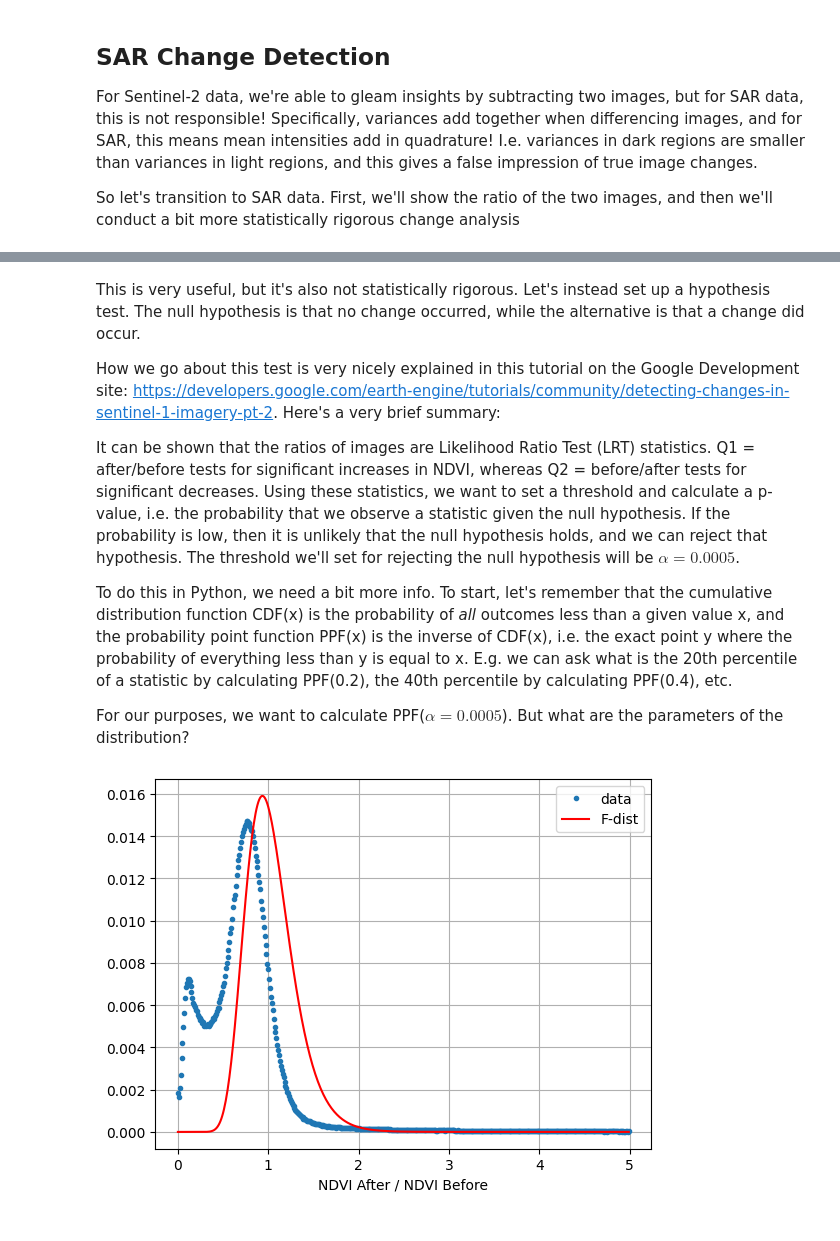
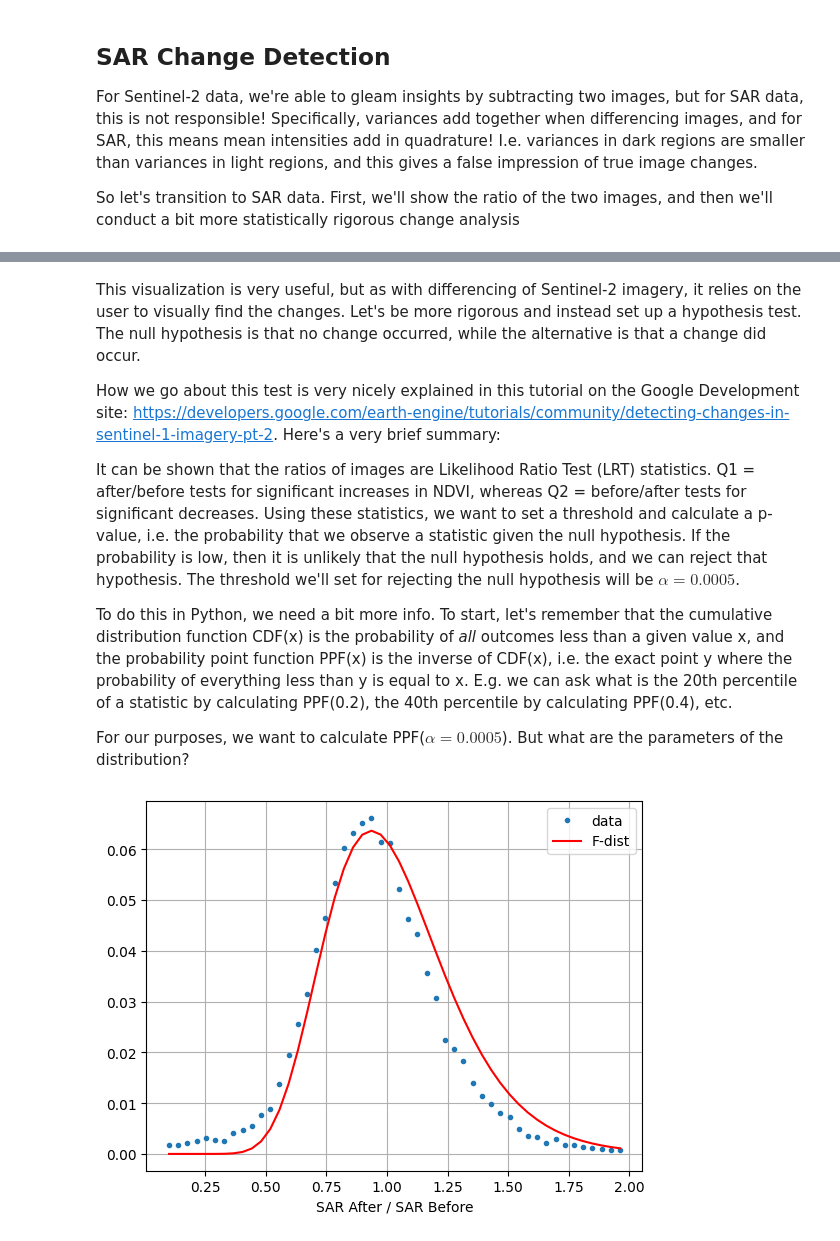
Before and after one commit to bustardchad/sb_flooding, a Jupyter notebook: SB_Flooding.ipynb, the cells around one changed output, grey strips where cells are left out. Cells and saved outputs as stored; diff of their text form; code cells hidden in the pictures.

```diff
--- a/SB_Flooding.ipynb
+++ b/SB_Flooding.ipynb
@@ -889,0 +624,24 @@ So let's transition to SAR data. First, we'll show the ratio of the two images,
+# %%
+"Before flood"
+start_date = ee.Date('2022-11-01')
+end_date = ee.Date('2022-11-20')
+
+date_filter = ee.Filter.date(start_date, end_date)
+
+SAR_before_collection = ee.ImageCollection('COPERNICUS/S1_GRD').filterBounds(aoi).filter(date_filter).first().clip(aoi)
+
+before_image_SAR = ee.Image(SAR_before_collection)
+
+# "After flood"
+start_date = ee.Date('2023-03-01')
+end_date = ee.Date('2023-03-21')
+
+date_filter = ee.Filter.date(start_date, end_date)
+
+SAR_after_collection = ee.ImageCollection('COPERNICUS/S1_GRD').filterBounds(aoi).filter(date_filter).first().clip(aoi)
+
+after_image_SAR = ee.Image(SAR_after_collection)
+
+
+# Ratio of SAR images
+ratio_SAR = after_image_SAR.divide(before_image_SAR)
@@ -890,5 +671,5 @@ So let's transition to SAR data. First, we'll show the ratio of the two images,
 # %% [markdown]
-This is very useful, but it's also not statistically rigorous. Let's instead set up a hypothesis test. The null hypothesis is that no change occurred, while the alternative is that a change did occur.
+This visualization is very useful, but as with differencing of Sentinel-2 imagery, it relies on the user to visually find the changes. Let's be more rigorous and instead set up a hypothesis test. The null hypothesis is that no change occurred, while the alternative is that a change did occur.
 
 How we go about this test is very nicely explained in this tutorial on the Google Development site: https://developers.google.com/earth-engine/tutorials/community/detecting-changes-in-sentinel-1-imagery-pt-2. Here's a very brief summary:
 
@@ -898,23 +679,25 @@ To do this in Python, we need a bit more info. To start, let's remember that the
 
 For our purposes, we want to calculate PPF($\alpha = 0.0005$). But what are the parameters of the distribution?
 # %%
-# Load in SAR data, both the VV and VH bands
+# Load in SAR data, just the VV band for now
 
 # Calculate some statistics
-hist = ratio.reduceRegion(ee.Reducer.fixedHistogram(0, 5, 500), aoi).get('VV').getInfo()
-mean = ratio.reduceRegion(ee.Reducer.mean(), aoi).get('VV').getInfo()
-variance = ratio.reduceRegion(ee.Reducer.variance(), aoi).get('VV').getInfo()
+# We reduce the region to a smaller geometry (of the rural area) because otherwise computation is extremely slow
+hist = ratio_SAR.reduceRegion(ee.Reducer.fixedHistogram(0.1,2.0,50), rural_aoi, bestEffort=True).get('VV').getInfo()
+mean = ratio_SAR.reduceRegion(ee.Reducer.mean(), rural_aoi, bestEffort=True).get('VV').getInfo()
+variance = ratio_SAR.reduceRegion(ee.Reducer.variance(), rural_aoi, bestEffort=True).get('VV').getInfo()
 
 m = 30
+
 # Plot the histogram
 h = np.array(hist)
 x = h[:, 0]
 y = h[:, 1] / np.sum(h[:, 1])
 plt.grid()
 plt.plot(x, y, '.', label='data')
-plt.plot(x, f.pdf(x, 2*m, 2*m) / 100, '-r', label='F-dist')
+plt.plot(x, f.pdf(x, 2*m, 2*m) / 25, '-r', label='F-dist')
 plt.legend()
-plt.xlabel("NDVI After / NDVI Before")
+plt.xlabel("SAR After / SAR Before")
 plt.show()
 # %% [output]
-[figure, old version]
+[figure, new version]
```
Also changed, not shown: parts of 27 cells of this notebook, 2 other files.
